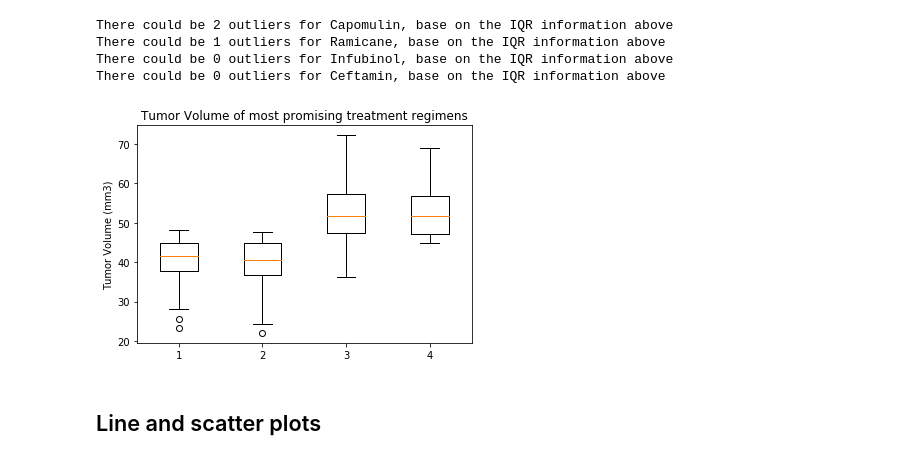
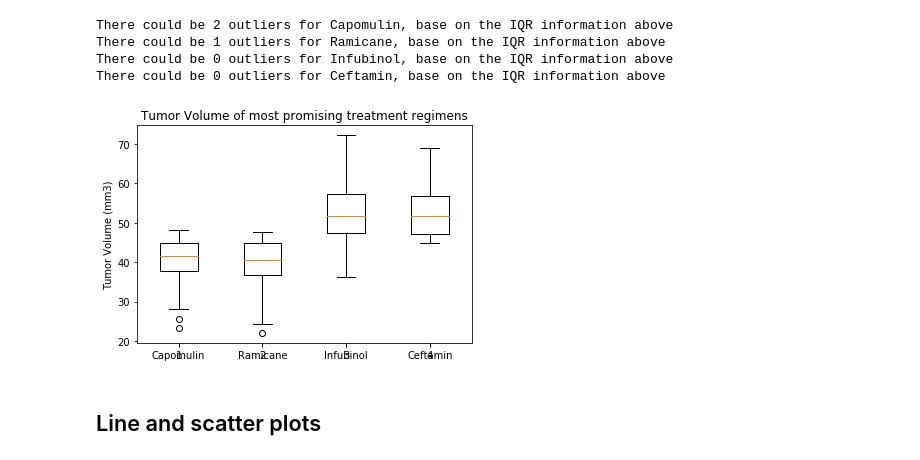
Before and after one commit to cckuqui/Matplotlib-challenge, a Jupyter notebook: pymaceuticals_starter.ipynb, the cells around one changed output. Drawn from its saved outputs; the diff is of its cells as text; code cells hidden in the pictures.

```diff
--- a/pymaceuticals_starter.ipynb
+++ b/pymaceuticals_starter.ipynb
@@ -184,13 +183,15 @@ There could be 0 outliers for Ceftamin, base on the IQR information above
 # %%
 # Generate a box plot of the final tumor volume of each mouse across four regimens of interest
 data = [treatment_capo,treatment_rami,treatment_infu,treatment_ceft]
+
 fig1, ax1 = plt.subplots()
 ax1.set_title('Tumor Volume of most promising treatment regimens')
+plt.xticks([1,2,3,4],['Capomulin','Ramicane','Infubinol','Ceftamin'])
 ax1.set_ylabel('Tumor Volume (mm3)')
-ax1.boxplot(data)
+plt.boxplot(data)
 plt.show()
 # %% [output]
-[figure, old version]
+[figure, new version]
 # %% [markdown]
 ## Line and scatter plots
 # %%
```
Also changed, not shown: parts of 8 cells of this notebook.
